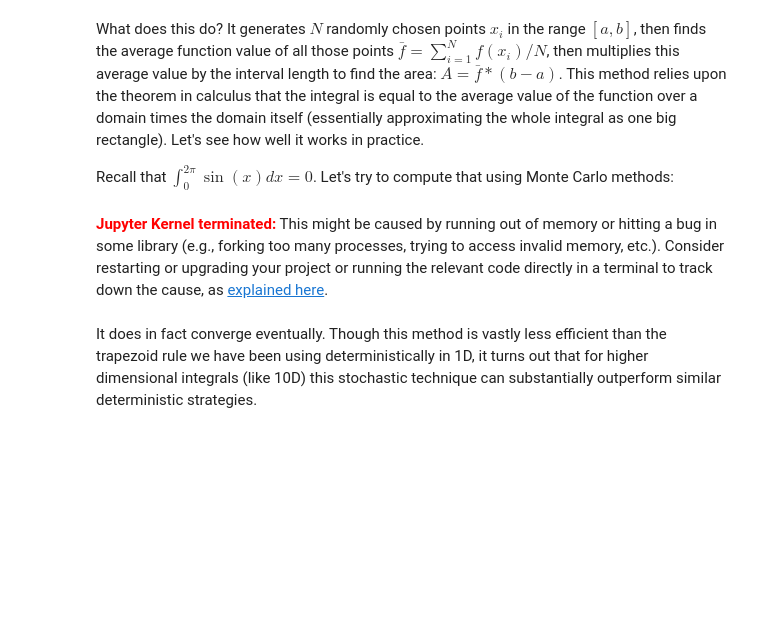
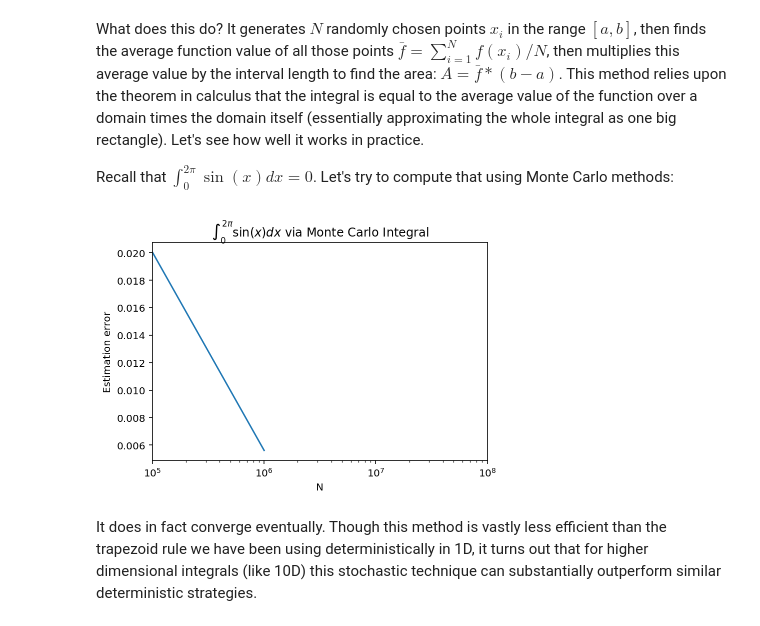
Before and after one commit to chapman-phys220-2018s/cw-10-phys220, a Jupyter notebook: montecarlo.ipynb, the cells around one changed output. Cells and saved outputs as stored; diff of their text form; code cells hidden in the pictures; blank space fills up the shorter version.

Commit message:
fixed jupyter

```diff
--- a/montecarlo.ipynb
+++ b/montecarlo.ipynb
@@ -50,16 +50,16 @@ What does this do? It generates $N$ randomly chosen points $x_i$ in the range $[
 
 Recall that $\int_0^{2\pi}\sin(x)dx = 0$. Let's try to compute that using Monte Carlo methods:
 # %%
-Ns = [10**i for i in range(5,9)]
+Ns = [10**i for i in range(5,7)]
 Is = [estimate_integral(np.sin, 0, 2*np.pi, n) for n in Ns]
 plt.semilogx(Ns,Is)
 plt.title(r"$\int_0^{2\pi}\sin(x)dx$ via Monte Carlo Integral")
 plt.xlabel("N")
 plt.ylabel("Estimation error")
 plt.xlim(10**5,10**8)
 plt.show()
 # %% [output]
-<font color='red'>**Jupyter Kernel terminated:**</font> This might be caused by running out of memory or hitting a bug in some library (e.g., forking too many processes, trying to access invalid memory, etc.). Consider restarting or upgrading your project or running the relevant code directly in a terminal to track down the cause, as [explained here](https://github.com/sagemathinc/cocalc/wiki/KernelTerminated).
+[figure, added]
 # %% [markdown]
 It does in fact converge eventually. Though this method is vastly less efficient than the trapezoid rule we have been using deterministically in 1D, it turns out that for higher dimensional integrals (like 10D) this stochastic technique can substantially outperform similar deterministic strategies.
 # %% [markdown]
```
Also changed, not shown: parts of 4 cells of this notebook.
